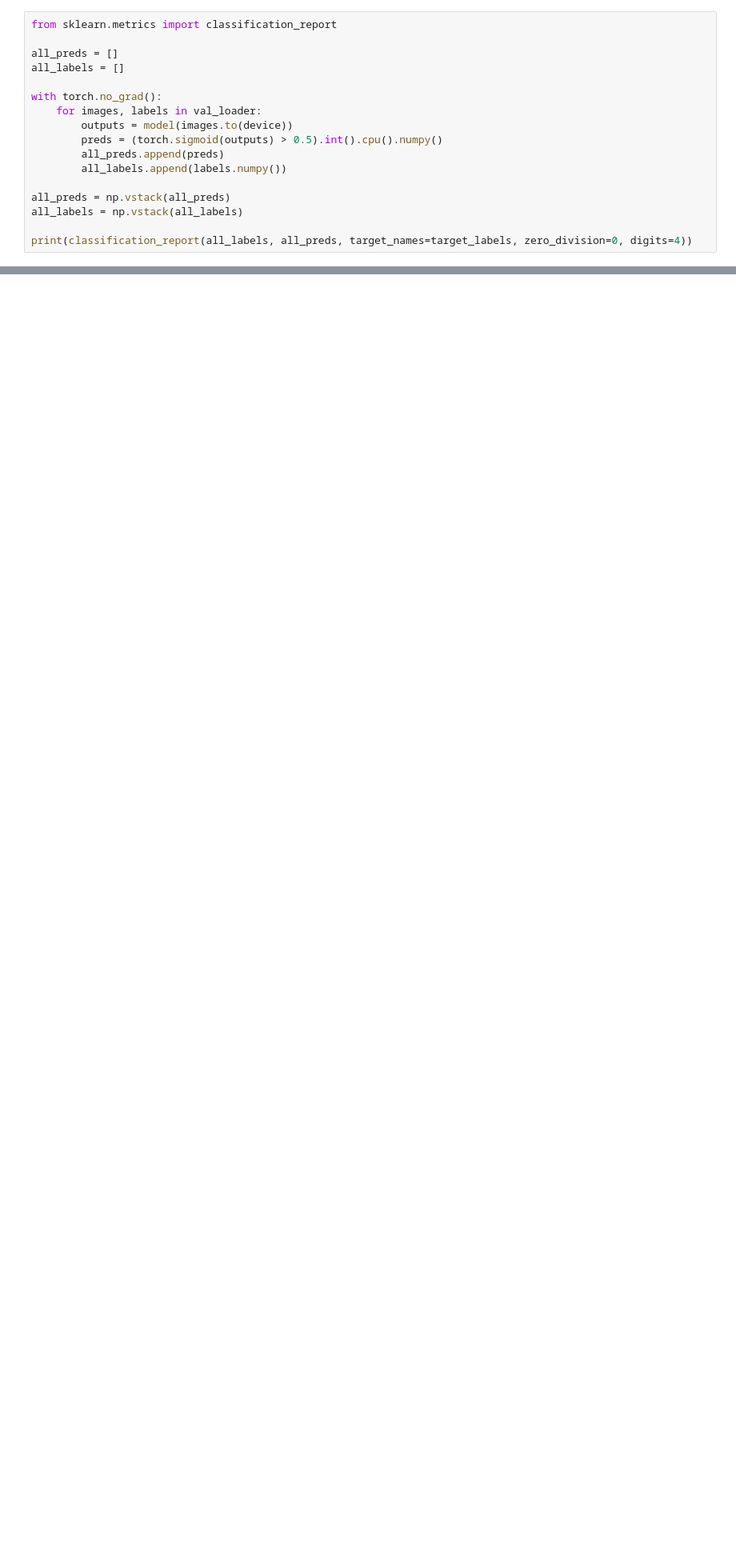
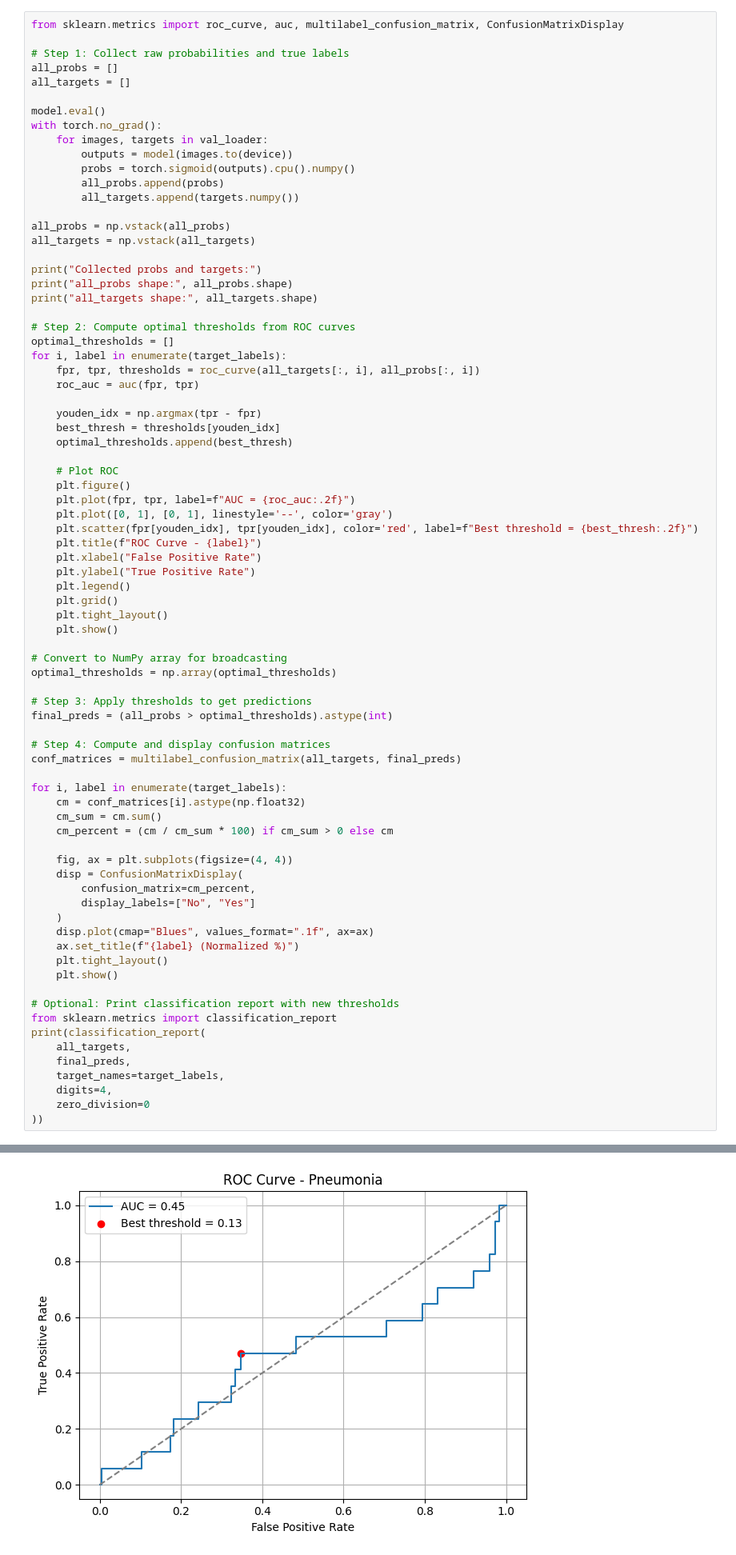
Before and after one commit to JevsJevs/MC906-DiagXray, a Jupyter notebook: DataExploration.ipynb, the cells around one changed output, grey strips where cells are left out. Shown at 80% size. Cells and saved outputs as stored; diff of their text form; blank space fills up the shorter version.

Commit message:
Improve Thresholding

```diff
--- a/DataExploration.ipynb
+++ b/DataExploration.ipynb
@@ -334,20 +334,81 @@ Learning Rate after Epoch 5: 0.00005
 Epoch 6 - Train Loss: 0.7621 | Accuracy: 70.76%
 ... (10 outputs left out)
 # %%
+from sklearn.metrics import roc_curve, auc, multilabel_confusion_matrix, ConfusionMatrixDisplay
+
+# Step 1: Collect raw probabilities and true labels
+all_probs = []
+all_targets = []
+
+model.eval()
+with torch.no_grad():
+    for images, targets in val_loader:
+        outputs = model(images.to(device))
+        probs = torch.sigmoid(outputs).cpu().numpy()
+        all_probs.append(probs)
+        all_targets.append(targets.numpy())
+
+all_probs = np.vstack(all_probs)
+all_targets = np.vstack(all_targets)
+
+print("Collected probs and targets:")
+print("all_probs shape:", all_probs.shape)
+print("all_targets shape:", all_targets.shape)
+
+# Step 2: Compute optimal thresholds from ROC curves
+optimal_thresholds = []
+for i, label in enumerate(target_labels):
+    fpr, tpr, thresholds = roc_curve(all_targets[:, i], all_probs[:, i])
+    roc_auc = auc(fpr, tpr)
+
+    youden_idx = np.argmax(tpr - fpr)
+    best_thresh = thresholds[youden_idx]
+    optimal_thresholds.append(best_thresh)
+
+    # Plot ROC
+    plt.figure()
+    plt.plot(fpr, tpr, label=f"AUC = {roc_auc:.2f}")
+    plt.plot([0, 1], [0, 1], linestyle='--', color='gray')
+    plt.scatter(fpr[youden_idx], tpr[youden_idx], color='red', label=f"Best threshold = {best_thresh:.2f}")
+    plt.title(f"ROC Curve - {label}")
+    plt.xlabel("False Positive Rate")
+    plt.ylabel("True Positive Rate")
+    plt.legend()
+    plt.grid()
+    plt.tight_layout()
+    plt.show()
+
+# Convert to NumPy array for broadcasting
+optimal_thresholds = np.array(optimal_thresholds)
+
+# Step 3: Apply thresholds to get predictions
+final_preds = (all_probs > optimal_thresholds).astype(int)
+
+# Step 4: Compute and display confusion matrices
+conf_matrices = multilabel_confusion_matrix(all_targets, final_preds)
+
+for i, label in enumerate(target_labels):
+    cm = conf_matrices[i].astype(np.float32)
+    cm_sum = cm.sum()
+    cm_percent = (cm / cm_sum * 100) if cm_sum > 0 else cm
+
+    fig, ax = plt.subplots(figsize=(4, 4))
+    disp = ConfusionMatrixDisplay(
+        confusion_matrix=cm_percent,
+        display_labels=["No", "Yes"]
+    )
+    disp.plot(cmap="Blues", values_format=".1f", ax=ax)
+    ax.set_title(f"{label} (Normalized %)")
+    plt.tight_layout()
+    plt.show()
+
+# Optional: Print classification report with new thresholds
 from sklearn.metrics import classification_report
-
-all_preds = []
-all_labels = []
-
-with torch.no_grad():
-    for images, labels in val_loader:
-        outputs = model(images.to(device))
-        preds = (torch.sigmoid(outputs) > 0.5).int().cpu().numpy()
-        all_preds.append(preds)
-        all_labels.append(labels.numpy())
-
-all_preds = np.vstack(all_preds)
-all_labels = np.vstack(all_labels)
-
-print(classification_report(all_labels, all_preds, target_names=target_labels, zero_division=0, digits=4))
+print(classification_report(
+    all_targets,
+    final_preds,
+    target_names=target_labels,
+    digits=4,
+    zero_division=0
+))
 # %% [output]
@@ -365,0 +418 @@ Consolidation     0.0661    0.4324    0.1147        37
+[figure, added]
```
Also changed, not shown: parts of 4 cells of this notebook.
